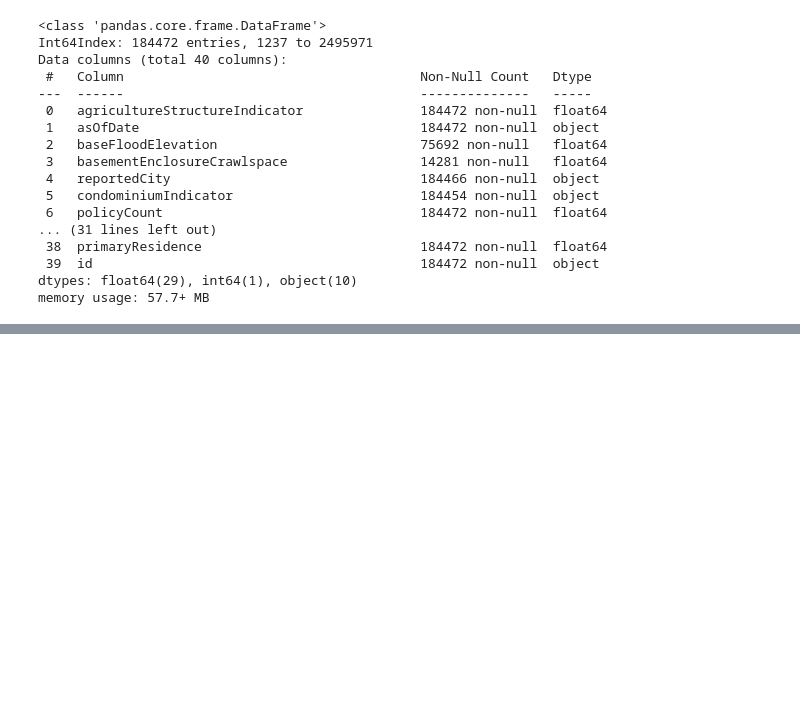
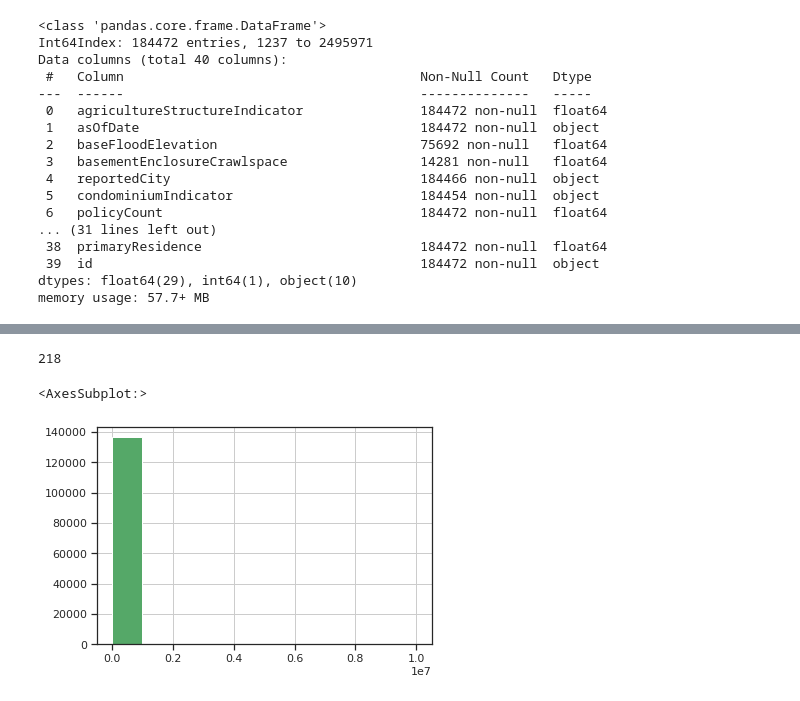
Before and after one commit to samroeslin/National-Flood-Insurance-Program, a Jupyter notebook: Flood_data_2005_event.ipynb, the cells around one changed output, grey strips where cells are left out. Saved outputs shown, nothing was run; the diff lists cells and outputs as text; code cells hidden in the pictures; blank space fills up the shorter version.

Commit message:
First exploration of Building Claim

```diff
--- a/Flood_data_2005_event.ipynb
+++ b/Flood_data_2005_event.ipynb
@@ -310,0 +334,3 @@ memory usage: 86.7+ MB
+# %%
+# Remove instances with missing information on Building Claim
+df_Katrina = df_Katrina.dropna(axis=0, subset=['amountPaidOnBuildingClaim'])
@@ -310,0 +362,11 @@ memory usage: 86.7+ MB
+# %%
+# How many instances with Building Claim = 0
+len(df_Katrina[df_Katrina['amountPaidOnBuildingClaim'] == 0])
+# %% [output]
+218
+# %%
+# Visualise distribution of Building Claims
+df_Katrina['amountPaidOnBuildingClaim'].hist(facecolor='g')
+# %% [output]
+<AxesSubplot:>
+[figure, added]
```
Also changed, not shown: parts of 34 cells of this notebook.
